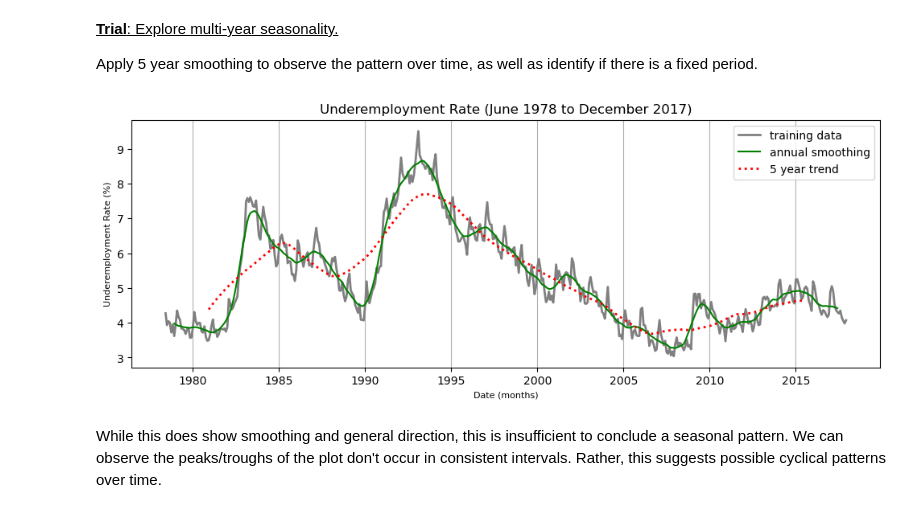
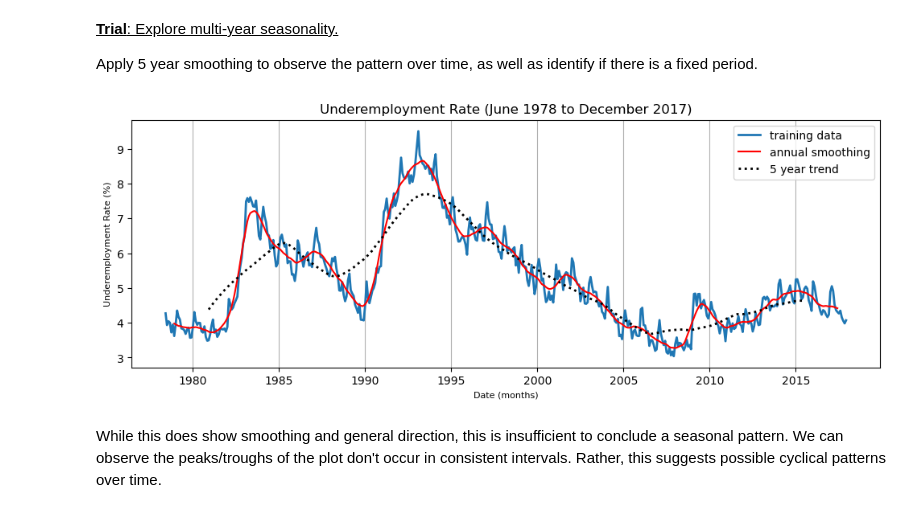
Before and after one commit to DamianChimes/QBUS6840-Predictive-Analytics, a Jupyter notebook: QBUS6840_Group51.ipynb, the cells around one changed output. Saved outputs shown, nothing was run; the diff lists cells and outputs as text; code cells hidden in the pictures.

```diff
--- a/QBUS6840_Group51.ipynb
+++ b/QBUS6840_Group51.ipynb
@@ -210,27 +220,27 @@ Apply 5 year smoothing to observe the pattern over time, as well as identify if
 # %%
 # The trend over time is still quite volatile, we explore multi-year seasonality
 ## Based on the average rate over 5 year intervals, this might show the general trend
 
 # Let's smooth the plot
 df_annual_smoothing = df_ts.rolling(12, center=True).mean().rolling(2, center=True).mean().shift(-1)
 df_5year_smoothing = df_ts.rolling(60, center=True).mean().rolling(2, center=True).mean().shift(-1)
 
 # Plot the training dataset
 plt.figure(figsize=(12, 4))
 plt.title('Underemployment Rate (June 1978 to December 2017)', fontsize=12)
 plt.xlabel('Date (months)', fontsize=8)
 plt.ylabel('Underemployment Rate (%)', fontsize=8)
 
-plt.plot(df_ts.index, df_ts['Underemployment Rate'], label='training data', color='grey', linewidth=2)
-plt.plot(df_annual_smoothing.index, df_annual_smoothing['Underemployment Rate'], label='annual smoothing', color='green')
+plt.plot(df_ts.index, df_ts['Underemployment Rate'], label='training data', linewidth=2)
+plt.plot(df_annual_smoothing.index, df_annual_smoothing['Underemployment Rate'], label='annual smoothing', color='red')
 plt.plot(df_5year_smoothing.index, df_5year_smoothing['Underemployment Rate'],
-         label='5 year trend', color='red', linestyle='dotted', linewidth=2)
+         label='5 year trend', color='black', linestyle='dotted', linewidth=2)
 
 plt.gca().xaxis.grid(True)
 plt.legend()
 plt.show()
 # %% [output]
-[figure, old version]
+[figure, new version]
 # %% [markdown]
 While this does show smoothing and general direction, this is insufficient to conclude a seasonal pattern. We can observe the peaks/troughs of the plot don't occur in consistent intervals. Rather, this suggests possible cyclical patterns over time.
 # %% [markdown]
```
Also changed, not shown: parts of 88 cells of this notebook.
